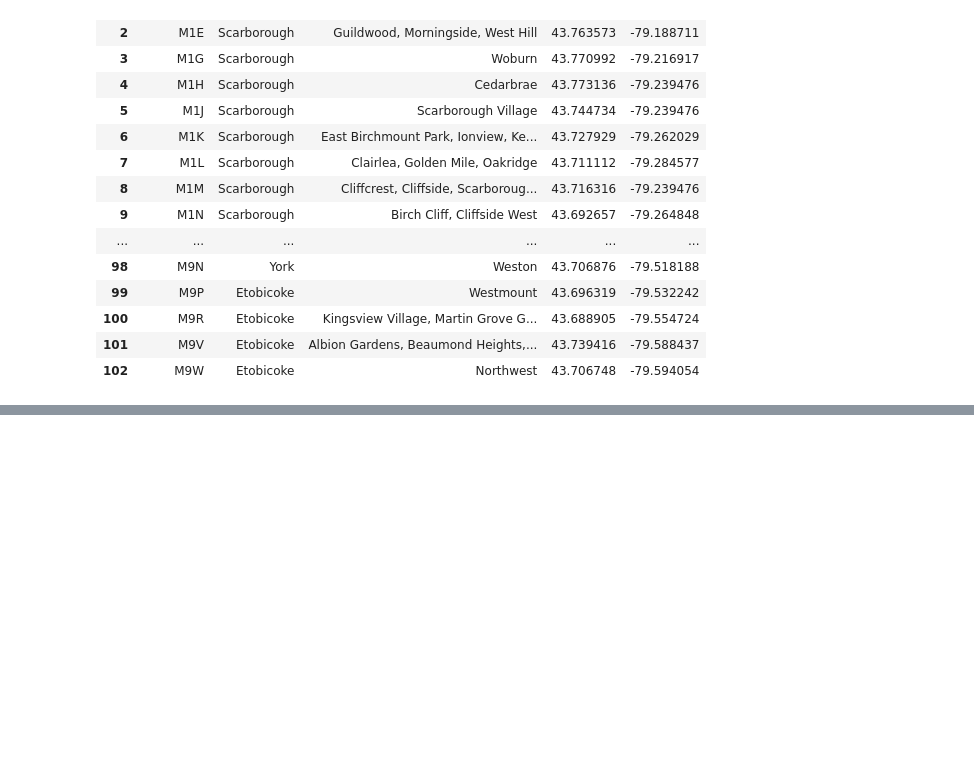
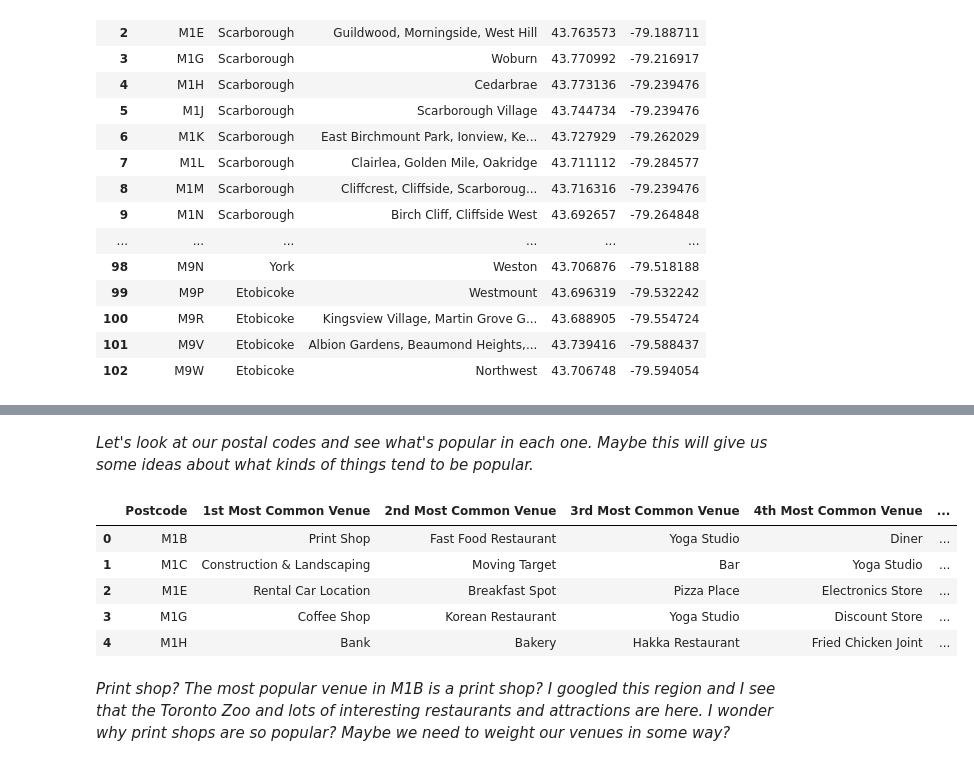
Before and after one commit to Caellwyn/Data-Science-Portfolio, a Jupyter notebook: Toronto Neighborhoods Dataframe_Clusters.ipynb, the cells around one changed output, grey strips where cells are left out. Cells and saved outputs as stored; diff of their text form; code cells hidden in the pictures; blank space fills up the shorter version.

Commit message:
Published from Watson Studio.

```diff
--- a/Toronto Neighborhoods Dataframe_Clusters.ipynb
+++ b/Toronto Neighborhoods Dataframe_Clusters.ipynb
@@ -177,0 +357,3 @@ toronto_neighborhoods
+# %%
+toronto_grouped = toronto_onehot.groupby('Postcode').mean().reset_index()
+toronto_grouped
@@ -177,0 +378,38 @@ toronto_neighborhoods
+# %% [markdown]
+*Let's look at our postal codes and see what's popular in each one.  Maybe this will give us some ideas about what kinds of things tend to be popular.*
+# %%
+def return_most_common_venues(row, num_top_venues):
+    row_categories = row.iloc[1:]
+    row_categories_sorted = row_categories.sort_values(ascending=False)
+
+    return row_categories_sorted.index.values[0:num_top_venues]
+# %%
+num_top_venues = 10
+
+indicators = ['st', 'nd', 'rd']
+
+# create columns according to number of top venues
+columns = ['Postcode']
+for ind in np.arange(num_top_venues):
+    try:
+        columns.append('{}{} Most Common Venue'.format(ind+1, indicators[ind]))
+    except:
+        columns.append('{}th Most Common Venue'.format(ind+1))
+
+# create a new dataframe
+neighborhoods_venues_sorted = pd.DataFrame(columns=columns)
+neighborhoods_venues_sorted['Postcode'] = toronto_grouped['Postcode']
+
+for ind in np.arange(toronto_grouped.shape[0]):
+    neighborhoods_venues_sorted.iloc[ind, 1:] = return_most_common_venues(toronto_grouped.iloc[ind, :], num_top_venues)
+
+neighborhoods_venues_sorted.head()
+# %% [output]
+|  | Postcode | 1st Most Common Venue | 2nd Most Common Venue | 3rd Most Common Venue | 4th Most Common Venue | ... |
+| 0 | M1B | Print Shop | Fast Food Restaurant | Yoga Studio | Diner | ... |
+| 1 | M1C | Construction & Landscaping | Moving Target | Bar | Yoga Studio | ... |
+| 2 | M1E | Rental Car Location | Breakfast Spot | Pizza Place | Electronics Store | ... |
+| 3 | M1G | Coffee Shop | Korean Restaurant | Yoga Studio | Discount Store | ... |
+| 4 | M1H | Bank | Bakery | Hakka Restaurant | Fried Chicken Joint | ... |
+# %% [markdown]
+*Print shop?  The most popular venue in M1B is a print shop?  I googled this region and I see that the Toronto Zoo and lots of interesting restaurants and attractions are here.  I wonder why print shops are so popular?  Maybe we need to weight our venues in some way?*
```
Also changed, not shown: parts of 24 cells of this notebook.
